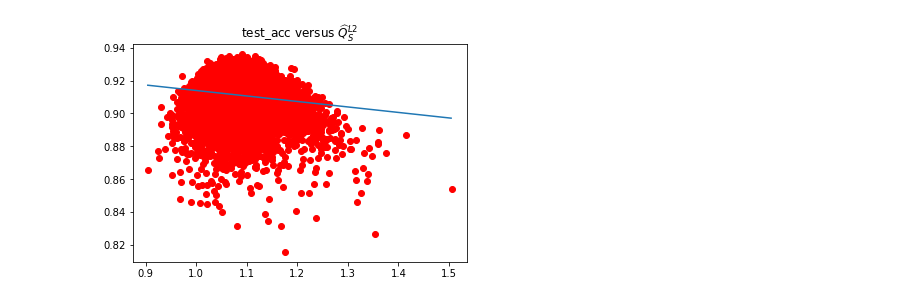
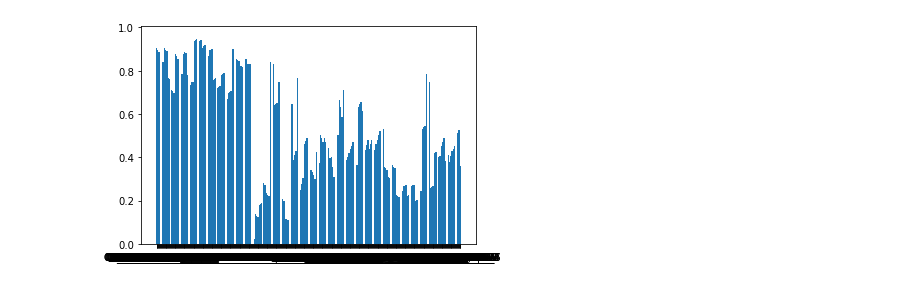
Before and after one commit to KhalilJDamouni/QC-Bench, a Jupyter notebook: source/samples.ipynb, the cells around one changed output. Drawn from its saved outputs; the diff is of its cells as text; code cells hidden in the pictures.

Commit message:
plotting

```diff
--- a/source/samples.ipynb
+++ b/source/samples.ipynb
@@ -1,18 +1,21 @@
 # %%
-plt.close()
+'''plt.close()
 xmetric = 'spec_AE'
 agg = 1
 ap = 0
 ymetric = 'test_acc'
 x = aggregates[xmetric][agg][ap]
 y = aggregates[ymetric]
 plt.plot(x,y,'ro')
 m, b = np.polyfit(x,y, 1)
 plt.plot(np.arange(min(x),max(x),0.005),m*np.arange(min(x),max(x),0.005)+b)
 plt.title(ymetric+" versus $\widehat{Q}^{L2}_{S}$")
+plt.show()'''
+correlations = correlations[]
+plt.bar(correlationsp.keys(),correlationsp.values())
 plt.show()
 # %% [output]
-[figure, old version]
+[figure, new version]
 # %%
 import matplotlib
 import pandas as pd
```
Also changed, not shown: parts of 1 cell of this notebook, 4 other files.
